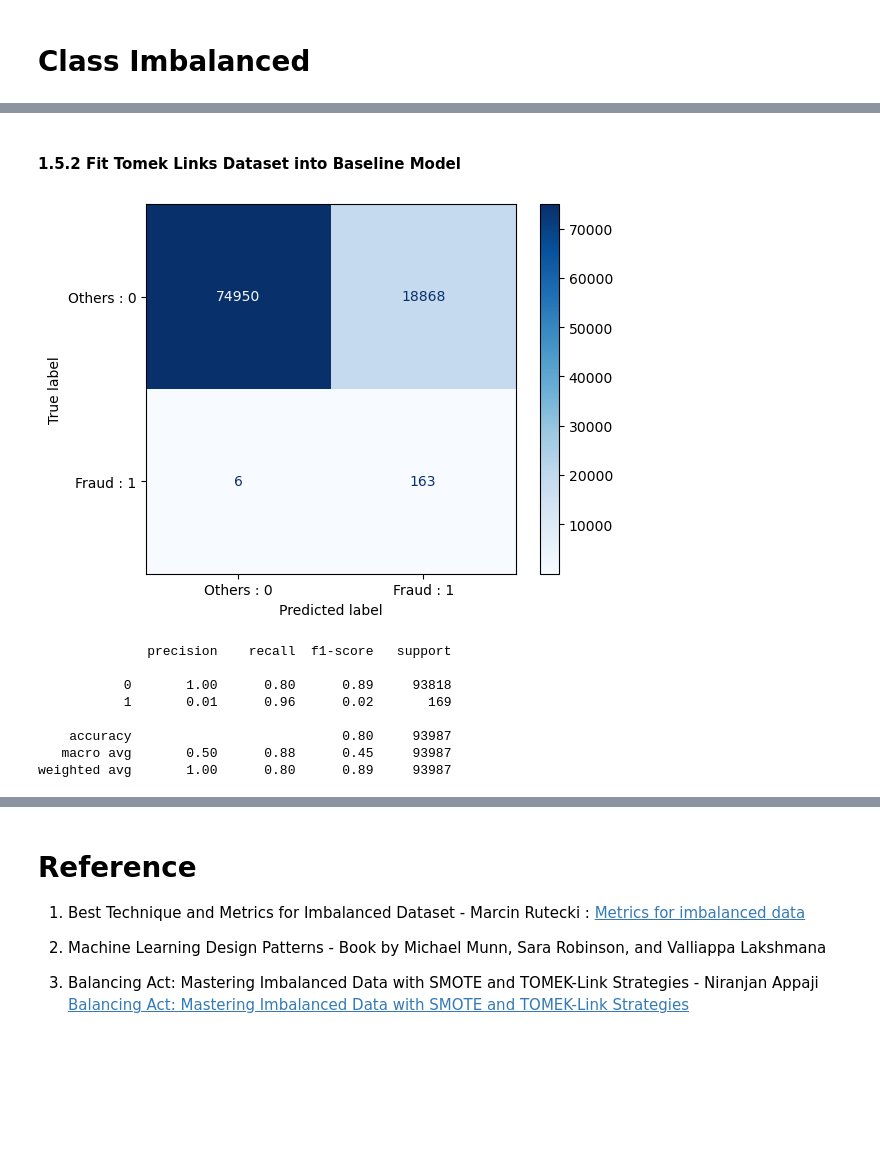
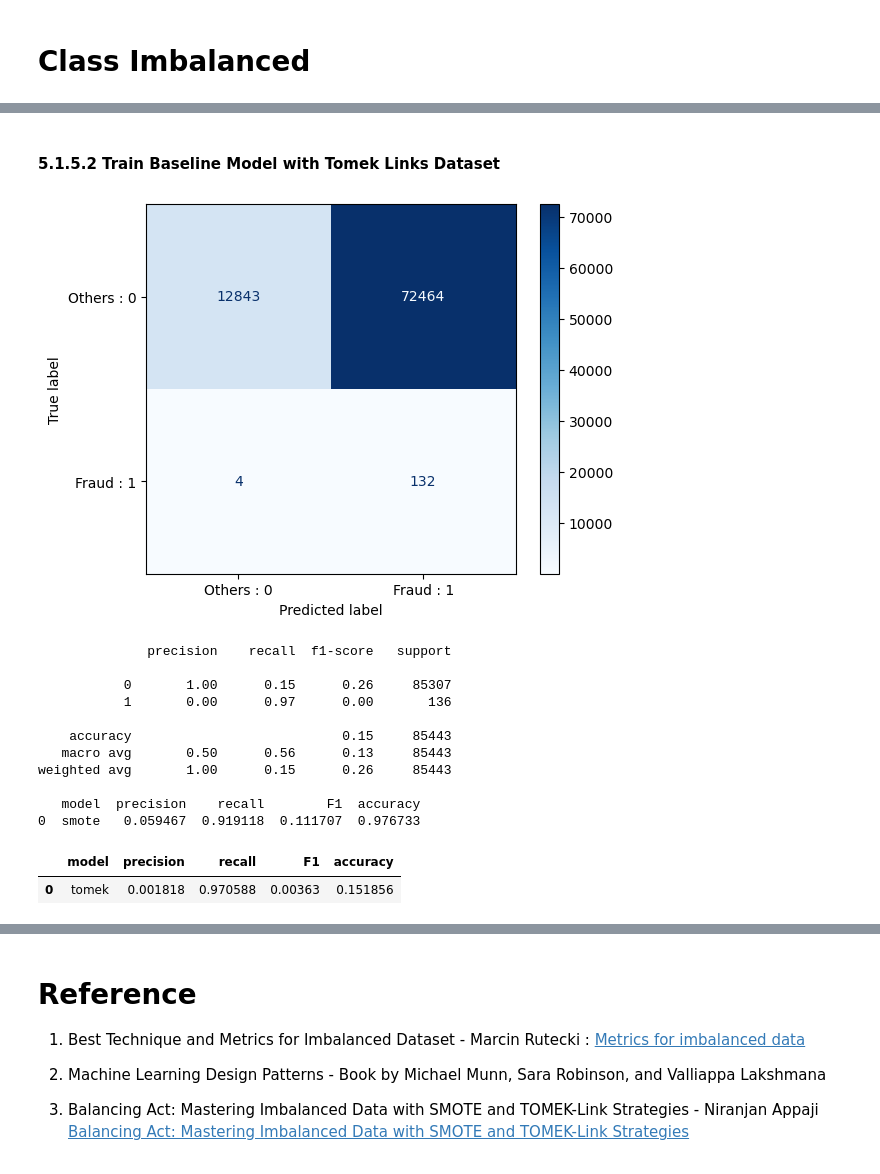
Before and after one commit to adisetiawannn/datascience_python, a Jupyter notebook: data_science_with_python/data_preprocessing/class_imbalance.ipynb, the cells around one changed output, grey strips where cells are left out. Saved outputs shown, nothing was run; the diff lists cells and outputs as text; code cells hidden in the pictures; blank space fills up the shorter version.

Commit message:
update imbalanced dataset-v_0

```diff
--- a/data_science_with_python/data_preprocessing/class_imbalance.ipynb
+++ b/data_science_with_python/data_preprocessing/class_imbalance.ipynb
@@ -347,0 +202,23 @@ you randomly duplicate instances from the minority class to increase its represe
+# %%
+# import dataset
+dataset = pd.read_csv('/Users/Shared/Cloud Drive/repo_adi/dataset/creditcard.csv')
+
+# drop time feature
+dataset = dataset.drop(columns=['Time'],axis=1)
+
+# check data proportion on Class Feature
+class_counts = dataset['Class'].value_counts()
+
+class_counts.plot(kind='bar',color=['powderblue', 'darkblue'], title='Others vs. Fraud')
+plt.xticks(ticks=dataset['Class'].unique(),labels=['Others','Fraud'])
+
+# adding label counts
+for i, count in enumerate(class_counts):
+    plt.text(i, count + 10, str(count), ha='center', va='bottom', fontsize=10)
+
+plt.show()
+
+print("====="*30)
+
+percentage_class = class_counts/sum(class_counts)
+print(f'Proportion of each class:\n{percentage_class.map(lambda x: "{:.2%}".format(x))}')
@@ -347,0 +237,14 @@ you randomly duplicate instances from the minority class to increase its represe
+# %%
+# ==Split Dataset==
+
+# Define target and features
+raw_target = dataset['Class'].copy()  # Target column (Class)
+raw_features = dataset.drop(columns=['Class'],axis=1)  # Feature columns
+
+# Split dataset
+X_raw_train, X_raw_test, y_raw_train, y_raw_test = train_test_split(raw_features, raw_target, test_size=0.30, random_state=42)
+
+# check proportion of target on train and test dataset
+print(f'proportion of target features on y_raw_train : {y_raw_test.value_counts(normalize=True)}')
+print ('=='*28)
+print(f'proportion of target features on y_raw_test : {y_raw_test.value_counts(normalize=True)}')
@@ -463,10 +565,9 @@ At a high level, the SMOTE algorithm can be described as follows:
 # %%
 # SMOTE USING IMBLEARN LIBRARY
-
 from imblearn.over_sampling import SMOTE
 
 # build smote model
-smote = SMOTE(sampling_strategy='minority', random_state=42, k_neighbors = 5)
+smote = SMOTE(random_state=42, k_neighbors = 5)
 
 # fit train dataset into smote model
 smote_X_train, smote_y_train = smote.fit_resample(X=X_raw_train, y=y_raw_train)
@@ -553,10 +657,9 @@ It’s often used in combination with other techniques for handling imbalanced d
 # %%
 # Apply Tomek Links to Train Dataset
-
 from imblearn.under_sampling import NearMiss
 
 # build tomek links model
-tomek = NearMiss(sampling_strategy='majority', n_neighbors=3)
+tomek = NearMiss(n_neighbors=3)
 
 # fit train dataset into smote model
 tomek_x_train, tomek_y_train = tomek.fit_resample(X_raw_train,y_raw_train)
@@ -587,31 +690,38 @@ Class
 1    0.5
 Name: proportion, dtype: float64
 # %% [markdown]
-#### 1.5.2 Fit Tomek Links Dataset into Baseline Model
+#### 5.1.5.2 Train Baseline Model with Tomek Links Dataset
 # %%
 # isolate target and feature tomek links dataset
 tomek_x_train,tomek_y_train = tomek_x_train, tomek_y_train
 
 # fit tomek links dataset to the model
 tomek_model_fit = model.fit(tomek_x_train, tomek_y_train)
 tomek_y_pred = tomek_model_fit.predict(X_raw_test)
 
 # evaluate the model
 tomek_cm = confusion_matrix(y_true=y_raw_test, y_pred=tomek_y_pred)
 disp_tomek_cm = ConfusionMatrixDisplay(tomek_cm, display_labels=np.where(tomek_model_fit.classes_ == 0, 'Others : 0', 'Fraud : 1'))
 disp_tomek_cm.plot(cmap='Blues', values_format='.10g')
 plt.show()
 
 # print classification report
 print(classification_report(y_raw_test, tomek_y_pred))
+print(make_results('smote', y_raw_test, smote_y_pred))
+make_results('tomek', y_raw_test, tomek_y_pred)
 # %% [output]
-[figure, old version]
+[figure, new version]
               precision    recall  f1-score   support
 
-           0       1.00      0.80      0.89     93818
-           1       0.01      0.96      0.02       169
+           0       1.00      0.15      0.26     85307
+           1       0.00      0.97      0.00       136
 
-    accuracy                           0.80     93987
-   macro avg       0.50      0.88      0.45     93987
-weighted avg       1.00      0.80      0.89     93987
+    accuracy                           0.15     85443
+   macro avg       0.50      0.56      0.13     85443
+weighted avg       1.00      0.15      0.26     85443
+
+   model  precision    recall        F1  accuracy
+0  smote   0.059467  0.919118  0.111707  0.976733
+|  | model | precision | recall | F1 | accuracy |
+| 0 | tomek | 0.001818 | 0.970588 | 0.00363 | 0.151856 |
 # %% [markdown]
```
Also changed, not shown: parts of 86 cells of this notebook.
